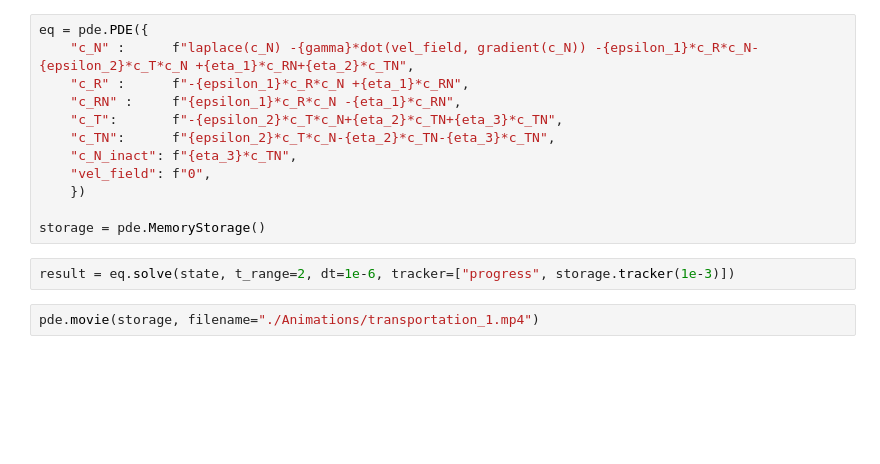
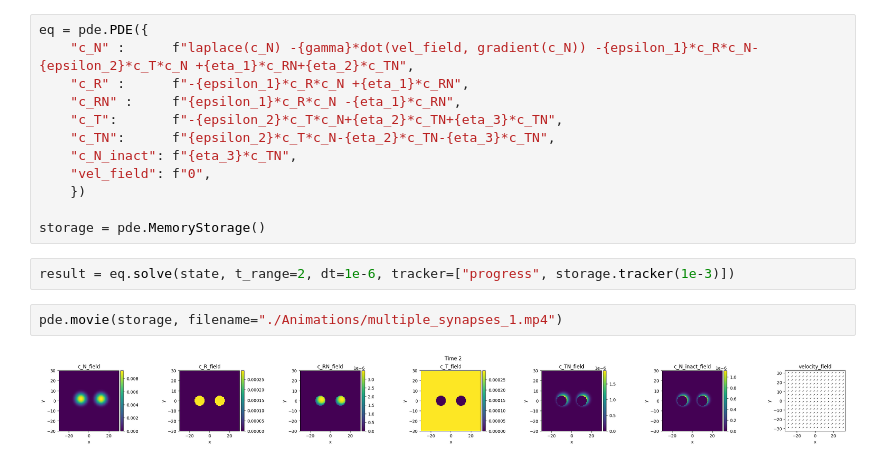
Before and after one commit to robinfissum/Group6MathematicalModelling, a Jupyter notebook: multiple_synapses.ipynb, the cells around one changed output. Saved outputs shown, nothing was run; the diff lists cells and outputs as text; blank space fills up the shorter version.

```diff
--- a/multiple_synapses.ipynb
+++ b/multiple_synapses.ipynb
@@ -117,4 +129,6 @@ storage = pde.MemoryStorage()
 # %%
 result = eq.solve(state, t_range=2, dt=1e-6, tracker=["progress", storage.tracker(1e-3)])
 # %%
-pde.movie(storage, filename="./Animations/transportation_1.mp4")
+pde.movie(storage, filename="./Animations/multiple_synapses_1.mp4")
+# %% [output]
+[figure, added]
```
Also changed, not shown: parts of 1 cell of this notebook, 10 other files.
